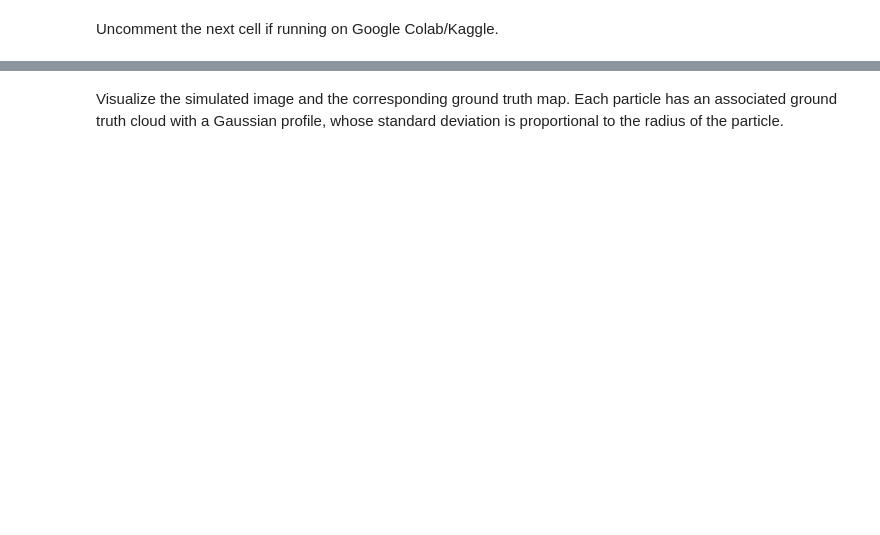
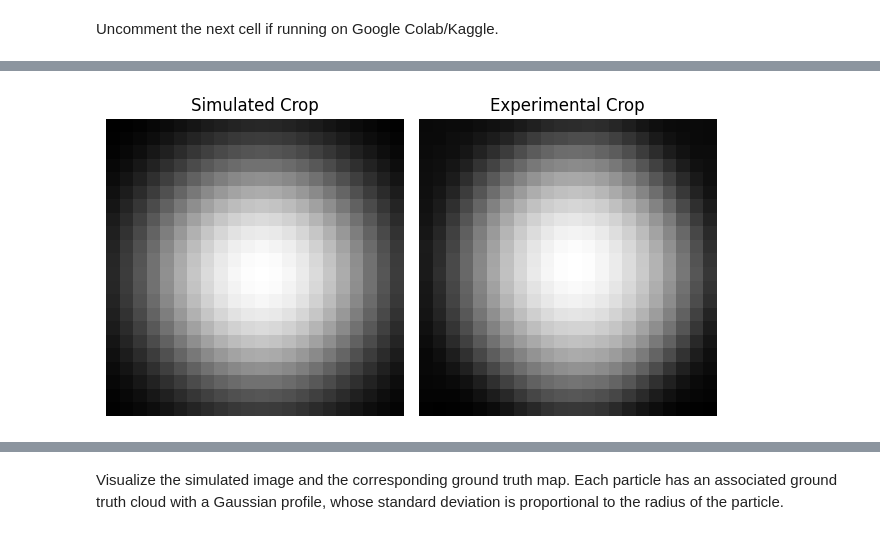
Before and after one commit to softmatterlab/ParticleTracking, a Jupyter notebook: tutorial/detection/spheres/detection_spheres.ipynb, the cells around one changed output, grey strips where cells are left out. Cells and saved outputs as stored; diff of their text form; code cells hidden in the pictures; blank space fills up the shorter version.

```diff
--- a/tutorial/detection/spheres/detection_spheres.ipynb
+++ b/tutorial/detection/spheres/detection_spheres.ipynb
@@ -110,6 +127,10 @@ DeepTrack can be used to simulate physically realistic scenarios. Simulations pr
 # Same as when selecting a single object.
 image_size = width
 
+# Size of a pixel in nanometers in the output image.
+pixel_size = 100 # In nm.
+
+# Radius of the particle.
 particle_radius = 950 # In nm.
 
 # Define central spherical scatterer.
@@ -117,55 +138,44 @@ sphere = dt.Sphere(
     position=0.5 * np.array([image_size, image_size]),
     z=-100 * dt.units.nm, # Particle out of focus.
     radius= particle_radius * dt.units.nm,  # Radius in nanometers.
-    intensity= 900,  # Field magnitude squared.
+    intensity= 3.2E5,  # Field magnitude squared.
 )
 
 # Simulate the properties of the fluorescence microscope.
 optics = dt.Fluorescence(
     NA=0.4,  # Numerical aperture.
-    wavelength=638. * dt.units.nm,
+    wavelength=638 * dt.units.nm,
     refractive_index_medium=1.33,
     output_region=[0, 0, image_size, image_size],
     magnification=1,
-    resolution=100 * dt.units.nm, # Camera resolution or effective resolution.
+    resolution=pixel_size * dt.units.nm, # Camera resolution or effective resolution.
     )
 
 # Apply transformations to crop.
 sim_crop = (
     optics(sphere)
-    >> dt.NormalizeMinMax(0.0, 1.0)
+    # >> dt.NormalizeMinMax(0.0, 1.0)
     )
 
 # Turn the crop into a NumPy array.
 simulated_crop = np.squeeze(sim_crop())
 
 # Plot the simulated and experimental crops.
 fig, axes = plt.subplots(1, 2)
 
 # Simulated crop.
 plot = axes[0].imshow(simulated_crop, cmap="gray")
 axes[0].axis("off")
 axes[0].set_title("Simulated Crop")
 
 
 # Experimental crop.
 axes[1].imshow(crop, cmap="gray")
 axes[1].axis("off")
 axes[1].set_title("Experimental Crop")
 
 # Adjust layout and show plot.
 plt.tight_layout()
 plt.show()
-
-# Calculate and display the intensity profile of the simulated experimental crops.
-simulated_crop_intensity = simulated_crop[image_size // 2, :]
-experimental_crop_intensity = crop[image_size // 2, :]
-fig, ax = plt.subplots()
-ax.plot(simulated_crop_intensity, label="Simulated Crop", color="blue")
-ax.plot(experimental_crop_intensity/experimental_crop_intensity.max(), label="Experimental Crop", color="orange")  # Fixed method call to 'max()'
-ax.set_xlabel("Pixel")
-ax.set_ylabel("Intensity")
-ax.set_title("Intensity Profile Comparison")
-ax.legend()
-plt.tight_layout()
-plt.show()
+# %% [output]
+[figure, added]
```
Also changed, not shown: parts of 51 cells of this notebook.
